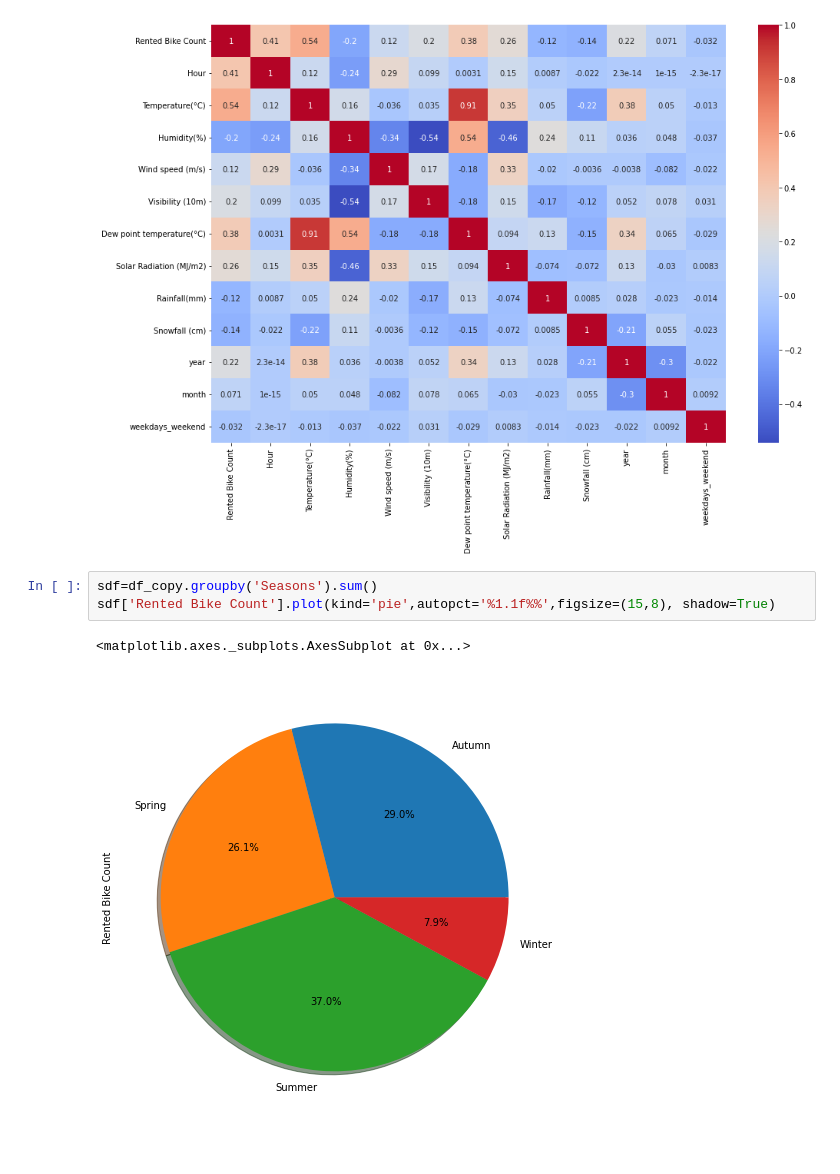
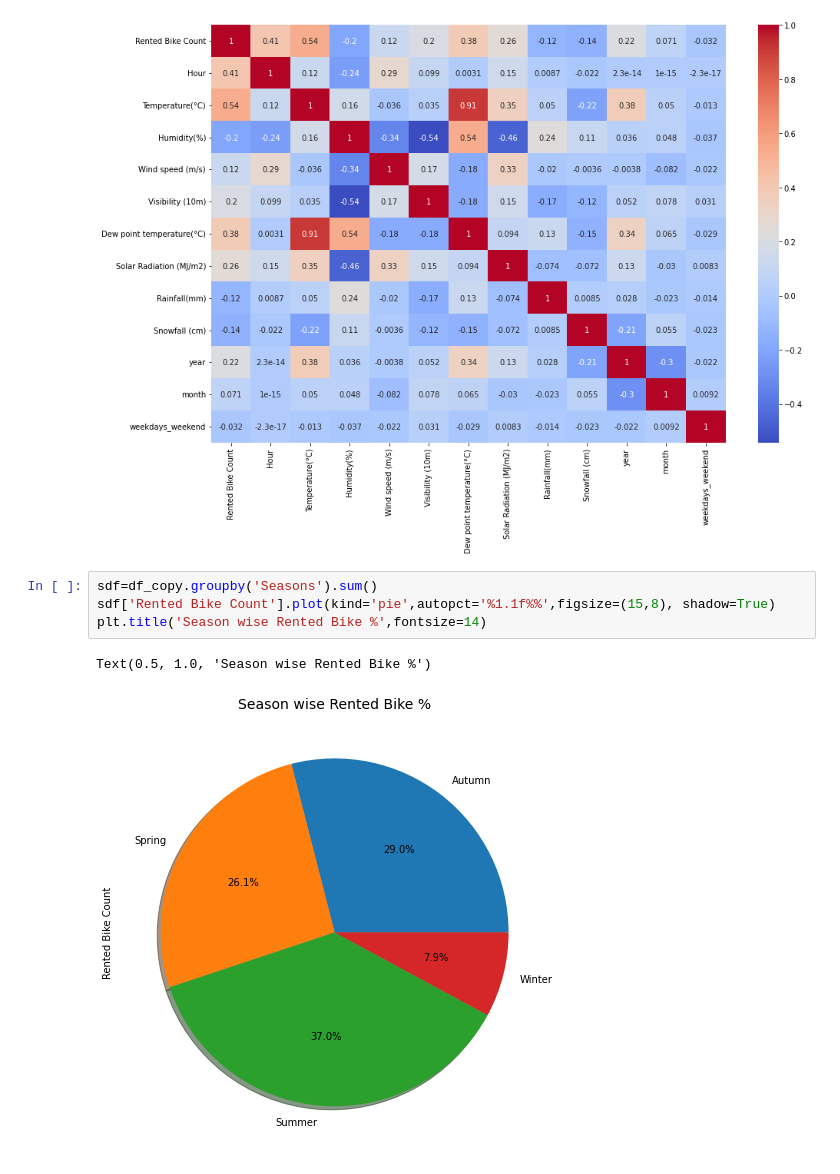
Before and after one commit to Jaypardeshii/Bike-Sharing-Demand-Prediction, a Jupyter notebook: Copy_of_Bike_Sharing_Demand_Prediction_Capstone_Project.ipynb, the cells around one changed output. Saved outputs shown, nothing was run; the diff lists cells and outputs as text.

```diff
--- a/Copy_of_Bike_Sharing_Demand_Prediction_Capstone_Project.ipynb
+++ b/Copy_of_Bike_Sharing_Demand_Prediction_Capstone_Project.ipynb
@@ -159,6 +159,7 @@ sns.heatmap(df_copy.corr(),cmap='coolwarm',annot=True)
 # %%
 sdf=df_copy.groupby('Seasons').sum()
 sdf['Rented Bike Count'].plot(kind='pie',autopct='%1.1f%%',figsize=(15,8), shadow=True)
+plt.title('Season wise Rented Bike %',fontsize=14)
 # %% [output]
-<matplotlib.axes._subplots.AxesSubplot at 0x...>
+Text(0.5, 1.0, 'Season wise Rented Bike %')
-[figure, old version]
+[figure, new version]
```
Also changed, not shown: parts of 9 cells of this notebook.
